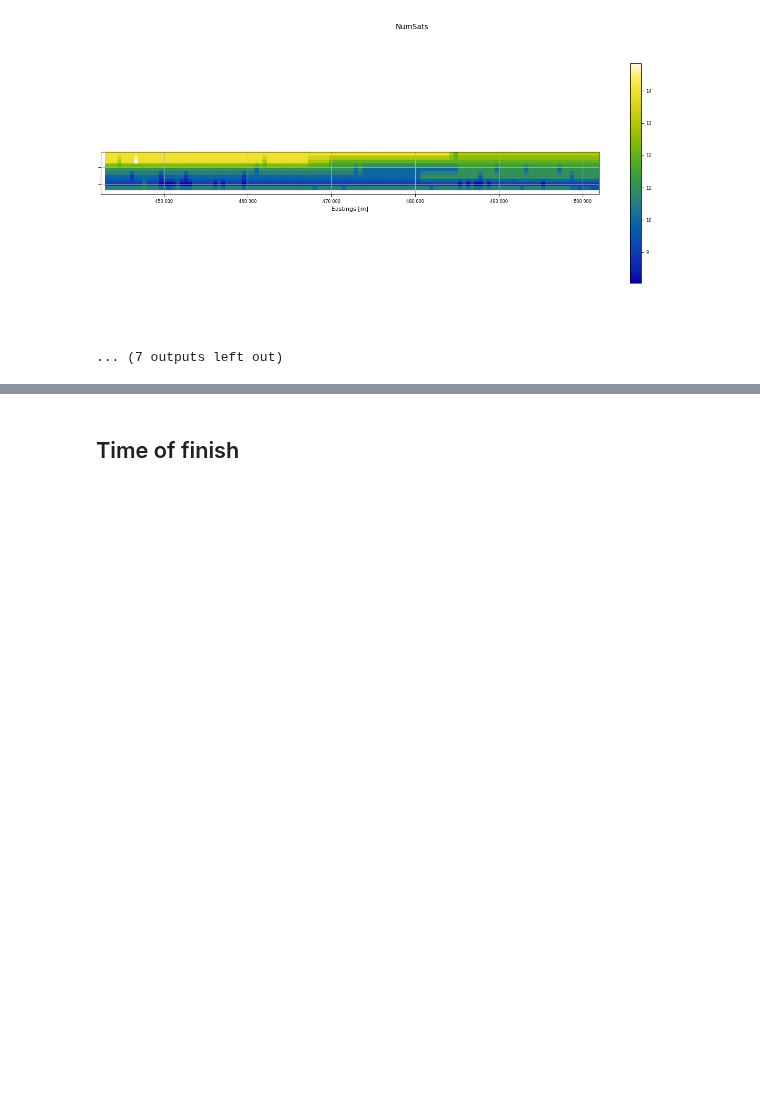
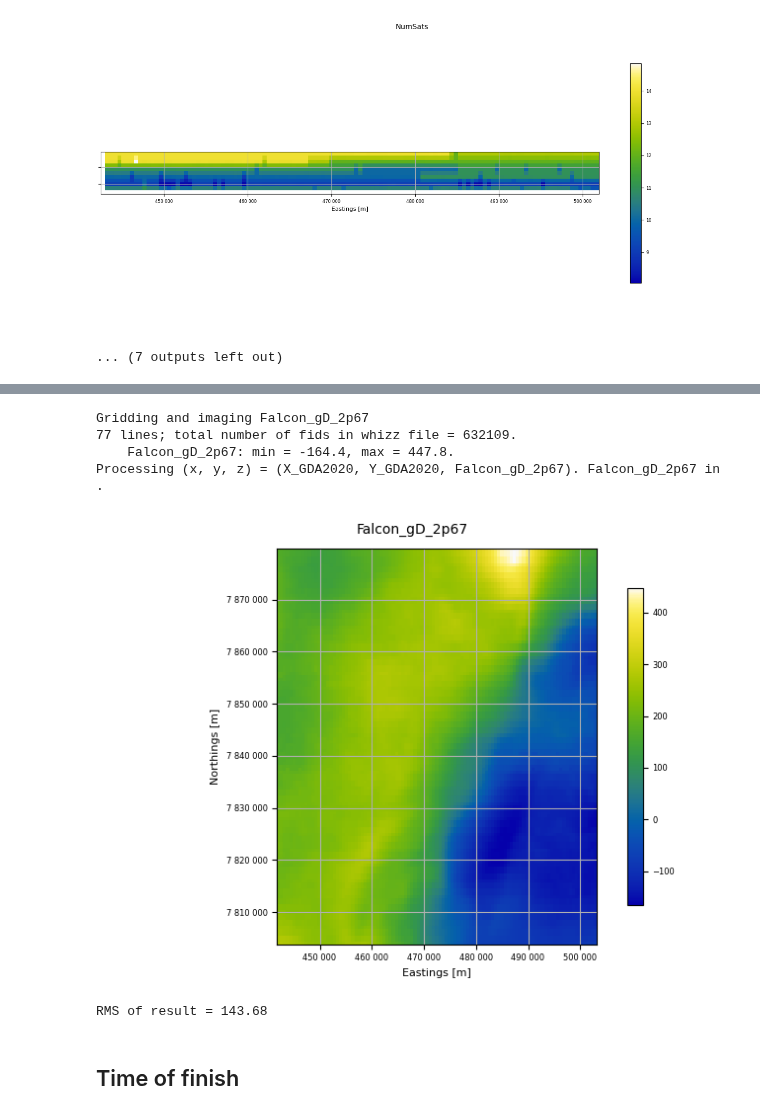
Before and after one commit to GeoscienceAustralia/galileoQC, a Jupyter notebook: examples/Test_AirGravQC_griddata.ipynb, the cells around one changed output, grey strips where cells are left out. Saved outputs shown, nothing was run; the diff lists cells and outputs as text; code cells hidden in the pictures; blank space fills up the shorter version.

```diff
--- a/examples/Test_AirGravQC_griddata.ipynb
+++ b/examples/Test_AirGravQC_griddata.ipynb
@@ -275,3 +336,15 @@ Processing (x, y, z) = (EASTING, NORTHING, NumSats). NumSats in .
+# %%
+z_chans = ['Falcon_gD_2p67']
+mr_chans = []
+d1_chans = []
+qc.grid_n_image(canobieHDF_file, z_chans, 600.0, mr_chans=mr_chans, d1_chans=d1_chans)
+# %% [output]
+Gridding and imaging Falcon_gD_2p67
+77 lines; total number of fids in whizz file = 632109.
+    Falcon_gD_2p67: min = -164.4, max = 447.8.
+Processing (x, y, z) = (X_GDA2020, Y_GDA2020, Falcon_gD_2p67). Falcon_gD_2p67 in .
+[figure, added]
+RMS of result = 143.68
 # %% [markdown]
 ## Time of finish
 # %%
```
Also changed, not shown: parts of 12 cells of this notebook, 4 other files.
